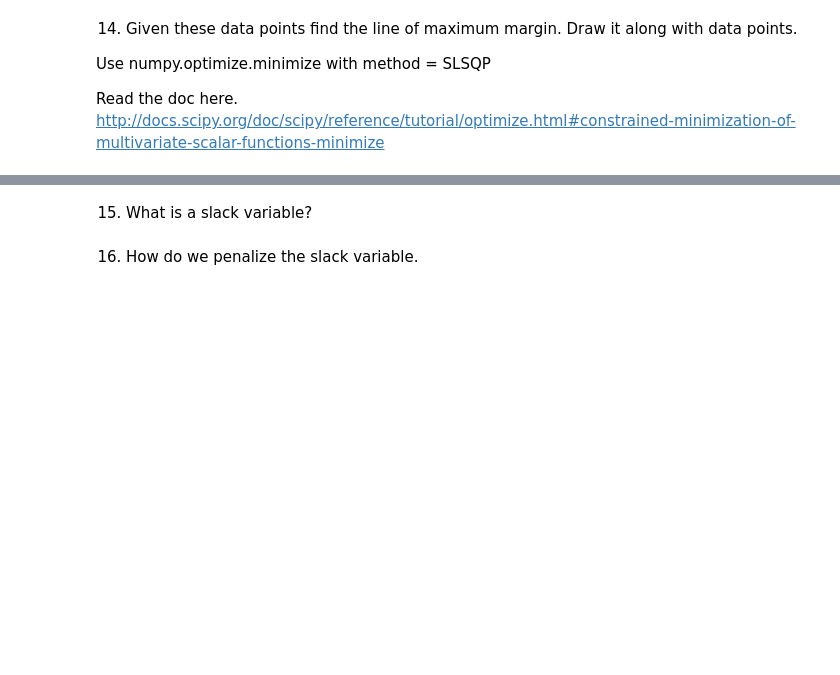
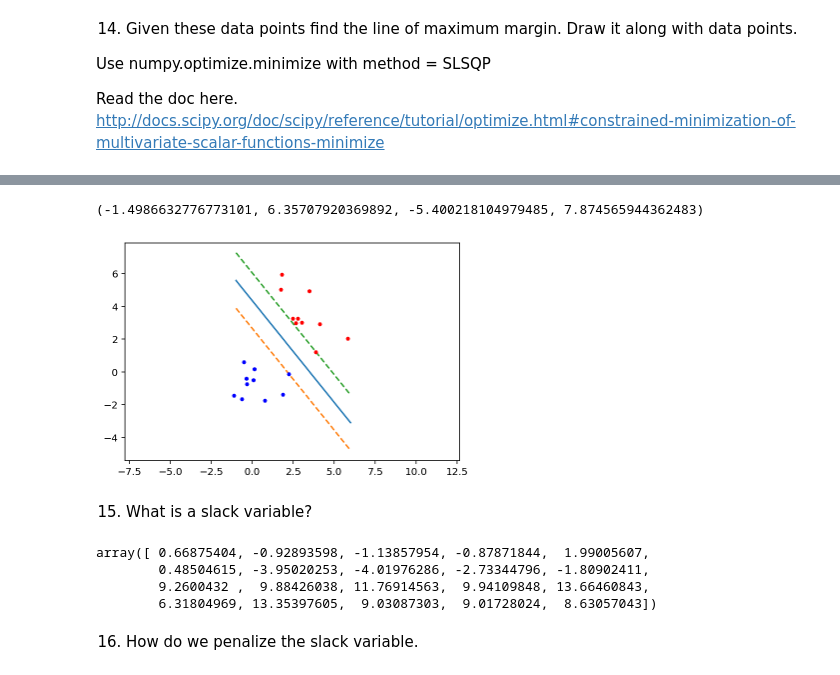
Before and after one commit to muic-pattern-rekt-2018/Exercise9, a Jupyter notebook: Support Vector Machine.ipynb, the cells around one changed output, grey strips where cells are left out. Cells and saved outputs as stored; diff of their text form; code cells hidden in the pictures; blank space fills up the shorter version.

```diff
--- a/Support Vector Machine.ipynb
+++ b/Support Vector Machine.ipynb
@@ -101,5 +101,54 @@ minimize(f, [10., 10.], method="SLSQP", constraints=cons)
+# %%
+def cost(v):
+    w = v[:-1]
+    b = v[-1]
+    return sum(w**2)
+
+def constraint(v):
+    w = v[:-1]
+    b = v[-1]
+    return classes * (data @ w + b) - 1
+
+cons = {'type': 'ineq',
+         'fun' : constraint}
+
+res = minimize(cost, [10., 10., 10.], method="SLSQP", constraints=cons)
+
+w = res.x[:-1]
+b = res.x[-1]
+
+xs = np.linspace(-1,6,100)
+ys = -b/w[1] - w[0]/w[1]*xs
+
+plt.plot(xs, ys)
+
+xs = np.linspace(-1,6,100)
+ys = (1-b)/w[1] - w[0]/w[1]*xs
+
+plt.plot(xs, ys, '--')
+
+xs = np.linspace(-1,6,100)
+ys = (-1-b)/w[1] - w[0]/w[1]*xs
+
+plt.plot(xs, ys, '--')
+
+
+plt.plot(xp[:, 0], xp[:,1], '.b')
+plt.plot(xm[:, 0], xm[:,1], '.r')
+plt.axis('equal')
+# %% [output]
+(-1.4986632776773101, 6.35707920369892, -5.400218104979485, 7.874565944362483)
+[figure, added]
 # %% [markdown]
 15) What is a slack variable?
+# %%
+w = np.array([1,2])
+data @ w
+# %% [output]
+array([ 0.66875404, -0.92893598, -1.13857954, -0.87871844,  1.99005607,
+        0.48504615, -3.95020253, -4.01976286, -2.73344796, -1.80902411,
+        9.2600432 ,  9.88426038, 11.76914563,  9.94109848, 13.66460843,
+        6.31804969, 13.35397605,  9.03087303,  9.01728024,  8.63057043])
 # %% [markdown]
 16) How do we penalize the slack variable.
 # %% [markdown]
```
Also changed, not shown: parts of 4 cells of this notebook.
